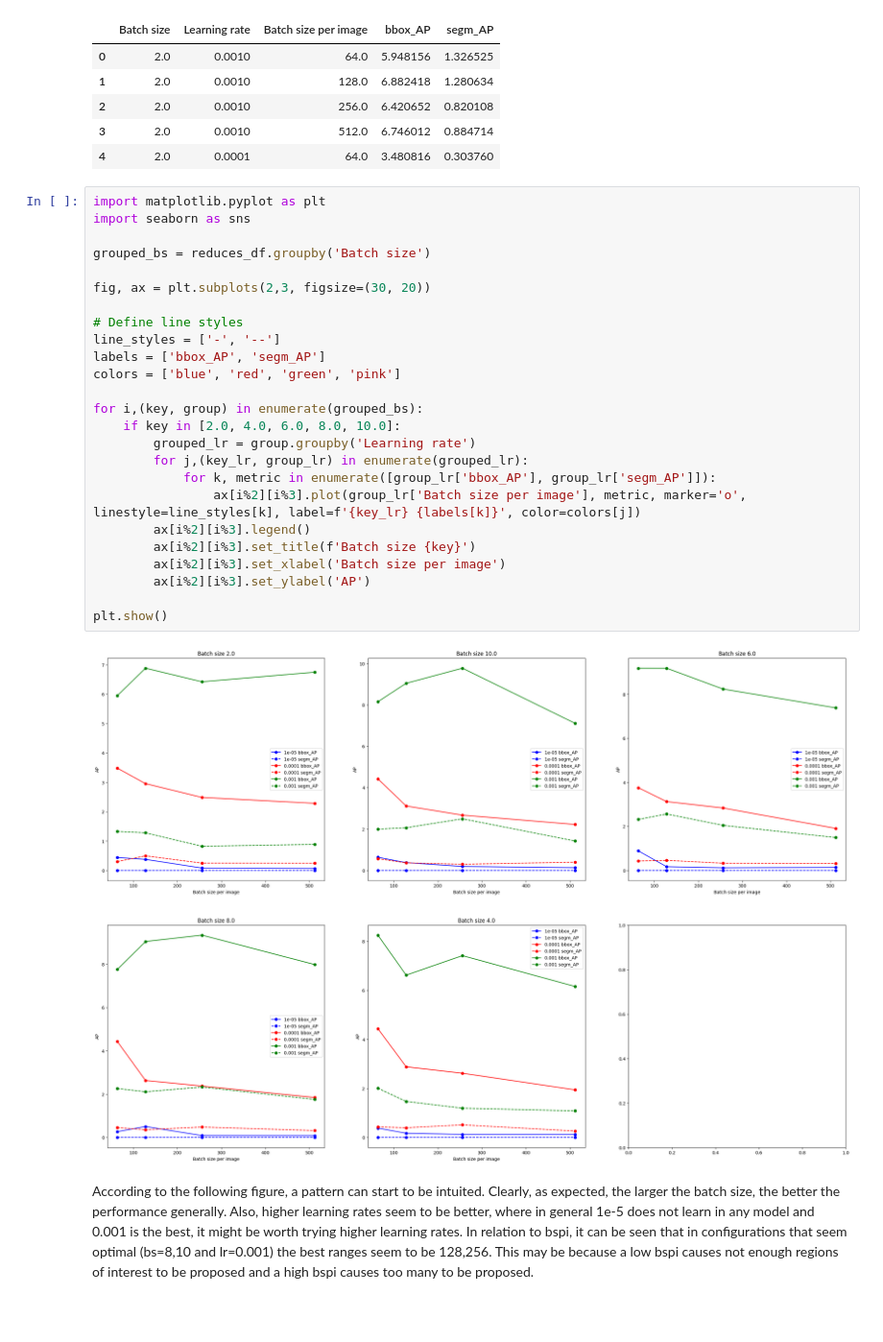
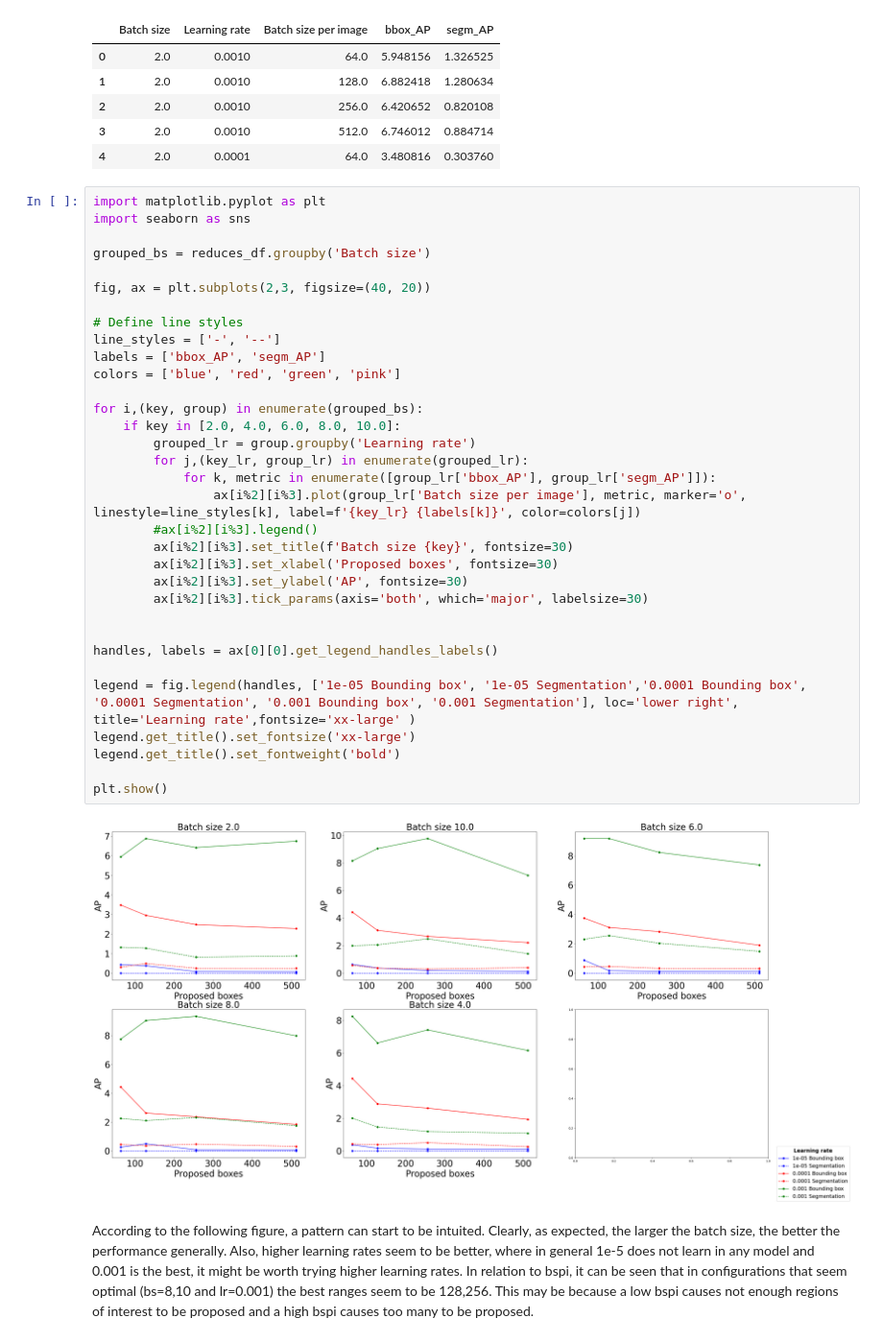
Before and after one commit to femartip/Detection-Microfibres-in-Sludge, a Jupyter notebook: Fine_tuned_Detectron2/Utils/cv_results_CA.ipynb, the cells around one changed output. Shown at 96% size. Saved outputs shown, nothing was run; the diff lists cells and outputs as text; blank space fills up the shorter version.

Commit message:
Figure updates

```diff
--- a/Fine_tuned_Detectron2/Utils/cv_results_CA.ipynb
+++ b/Fine_tuned_Detectron2/Utils/cv_results_CA.ipynb
@@ -69,30 +69,38 @@ reduces_df.head()
 # %%
 import matplotlib.pyplot as plt
 import seaborn as sns
 
 grouped_bs = reduces_df.groupby('Batch size')
 
-fig, ax = plt.subplots(2,3, figsize=(30, 20))
+fig, ax = plt.subplots(2,3, figsize=(40, 20))
 
 # Define line styles
 line_styles = ['-', '--']
 labels = ['bbox_AP', 'segm_AP']
 colors = ['blue', 'red', 'green', 'pink']
 
 for i,(key, group) in enumerate(grouped_bs):
     if key in [2.0, 4.0, 6.0, 8.0, 10.0]:
         grouped_lr = group.groupby('Learning rate')
         for j,(key_lr, group_lr) in enumerate(grouped_lr):
             for k, metric in enumerate([group_lr['bbox_AP'], group_lr['segm_AP']]):
                 ax[i%2][i%3].plot(group_lr['Batch size per image'], metric, marker='o', linestyle=line_styles[k], label=f'{key_lr} {labels[k]}', color=colors[j])
-        ax[i%2][i%3].legend()
-        ax[i%2][i%3].set_title(f'Batch size {key}')
-        ax[i%2][i%3].set_xlabel('Batch size per image')
-        ax[i%2][i%3].set_ylabel('AP')
+        #ax[i%2][i%3].legend()
+        ax[i%2][i%3].set_title(f'Batch size {key}', fontsize=30)
+        ax[i%2][i%3].set_xlabel('Proposed boxes', fontsize=30)
+        ax[i%2][i%3].set_ylabel('AP', fontsize=30)
+        ax[i%2][i%3].tick_params(axis='both', which='major', labelsize=30)
+
+
+handles, labels = ax[0][0].get_legend_handles_labels()
+
+legend = fig.legend(handles, ['1e-05 Bounding box', '1e-05 Segmentation','0.0001 Bounding box', '0.0001 Segmentation', '0.001 Bounding box', '0.001 Segmentation'], loc='lower right', title='Learning rate',fontsize='xx-large' )
+legend.get_title().set_fontsize('xx-large')
+legend.get_title().set_fontweight('bold')
 
 plt.show()
 # %% [output]
-[figure, old version]
+[figure, new version]
 # %% [markdown]
 According to the following figure, a pattern can start to be intuited. Clearly, as expected, the larger the batch size, the better the performance generally. Also, higher learning rates seem to be better, where in general 1e-5 does not learn in any model and 0.001 is the best, it might be worth trying higher learning rates. In relation to bspi, it can be seen that in configurations that seem optimal (bs=8,10 and lr=0.001) the best ranges seem to be 128,256. This may be because a low bspi causes not enough regions of interest to be proposed and a high bspi causes too many to be proposed.
 # %% [markdown]
```
Also changed, not shown: parts of 6 cells of this notebook, 2 other files.
